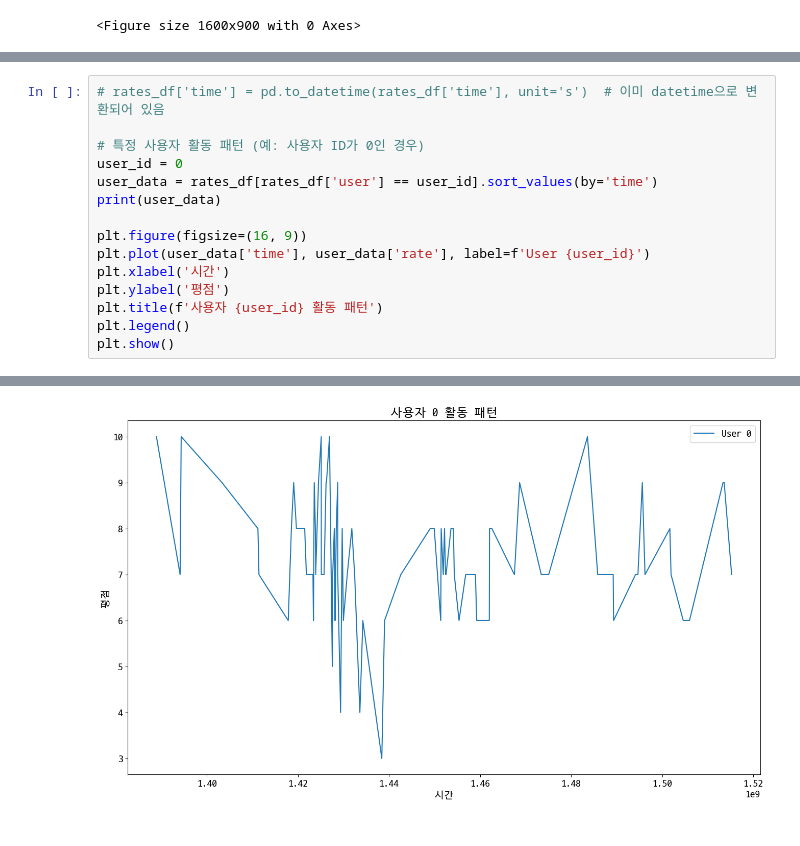
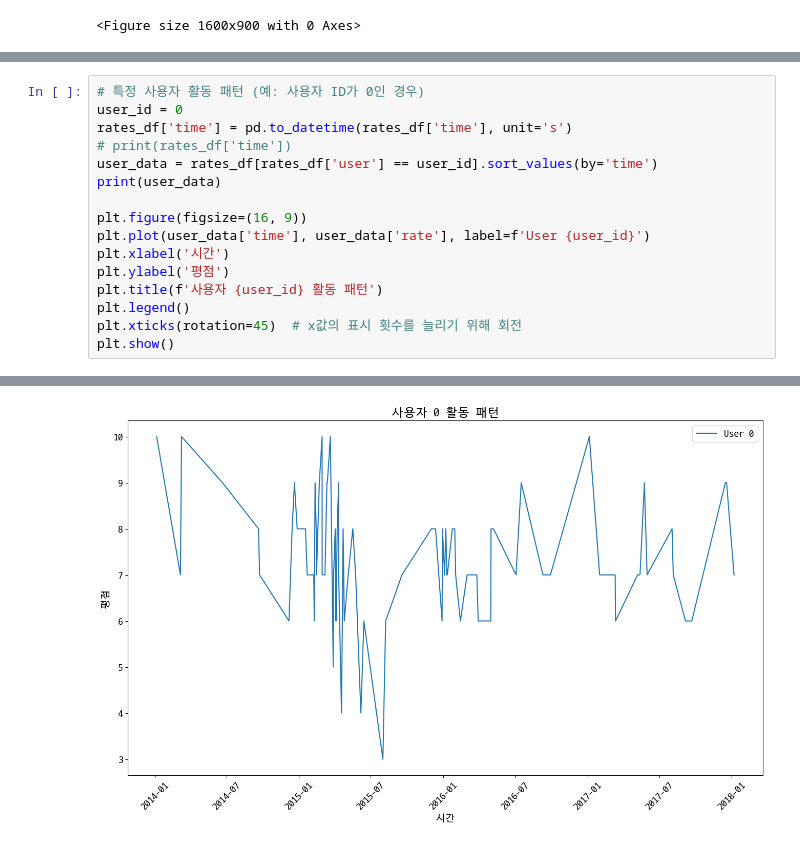
Before and after one commit to seungwonme/codyssey, a Jupyter notebook: prob-0102/5.ipynb, the cells around one changed output, grey strips where cells are left out. Drawn from its saved outputs; the diff is of its cells as text.

```diff
--- a/prob-0102/5.ipynb
+++ b/prob-0102/5.ipynb
@@ -173,8 +241,8 @@ plt.show()
 # %%
-# rates_df['time'] = pd.to_datetime(rates_df['time'], unit='s')  # 이미 datetime으로 변환되어 있음
-
 # 특정 사용자 활동 패턴 (예: 사용자 ID가 0인 경우)
 user_id = 0
+rates_df['time'] = pd.to_datetime(rates_df['time'], unit='s')
+# print(rates_df['time'])
 user_data = rates_df[rates_df['user'] == user_id].sort_values(by='time')
 print(user_data)
 
@@ -184,5 +252,6 @@ plt.xlabel('시간')
 plt.ylabel('평점')
 plt.title(f'사용자 {user_id} 활동 패턴')
 plt.legend()
+plt.xticks(rotation=45)  # x값의 표시 횟수를 늘리기 위해 회전
 plt.show()
 # %% [output]
@@ -201,4 +270,4 @@ plt.show()
 
 [85 rows x 4 columns]
-[figure, old version]
+[figure, new version]
 # %%
```
Also changed, not shown: parts of 7 cells of this notebook, 4 other files.
